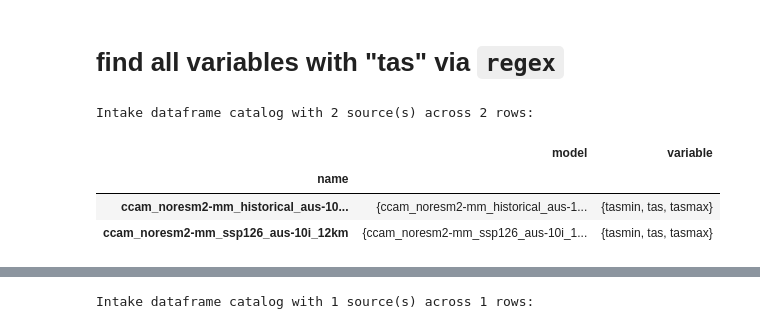
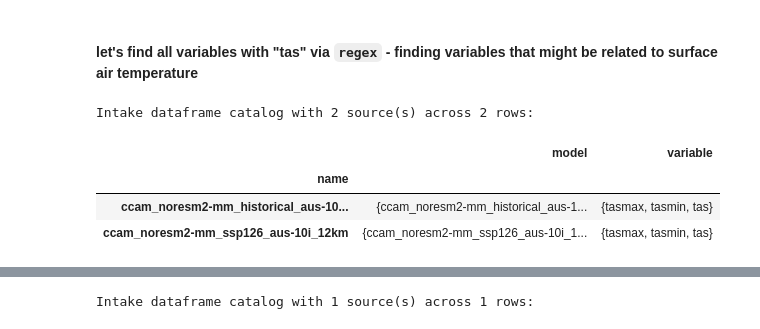
Before and after one commit to AusClimateService/data-catalogue, a Jupyter notebook: notebooks/ACS-catalogue-demo.ipynb, the cells around one changed output, grey strips where cells are left out. Saved outputs shown, nothing was run; the diff lists cells and outputs as text; code cells hidden in the pictures.

```diff
--- a/notebooks/ACS-catalogue-demo.ipynb
+++ b/notebooks/ACS-catalogue-demo.ipynb
@@ -93,11 +97,11 @@ df_cat.unique()['variable']
 # %% [markdown]
-# find all variables with "tas" via `regex`
+#### let's find all variables with "tas" via `regex` - finding variables that might be related to surface air temperature
 # %%
-tas_cat = df_cat.search(variable=".*tas.*")
-tas_cat
+tas_search = df_cat.search(variable=".*tas.*")
+tas_search
 # %% [output]
 Intake dataframe catalog with 2 source(s) across 2 rows:
 |  | model | variable |
 | name |  |  |
-| ccam_noresm2-mm_historical_aus-10... | {ccam_noresm2-mm_historical_aus-1... | {tasmin, tas, tasmax} |
-| ccam_noresm2-mm_ssp126_aus-10i_12km | {ccam_noresm2-mm_ssp126_aus-10i_1... | {tasmin, tas, tasmax} |
+| ccam_noresm2-mm_historical_aus-10... | {ccam_noresm2-mm_historical_aus-1... | {tasmax, tasmin, tas} |
+| ccam_noresm2-mm_ssp126_aus-10i_12km | {ccam_noresm2-mm_ssp126_aus-10i_1... | {tasmax, tasmin, tas} |
```
Also changed, not shown: parts of 53 cells of this notebook.
